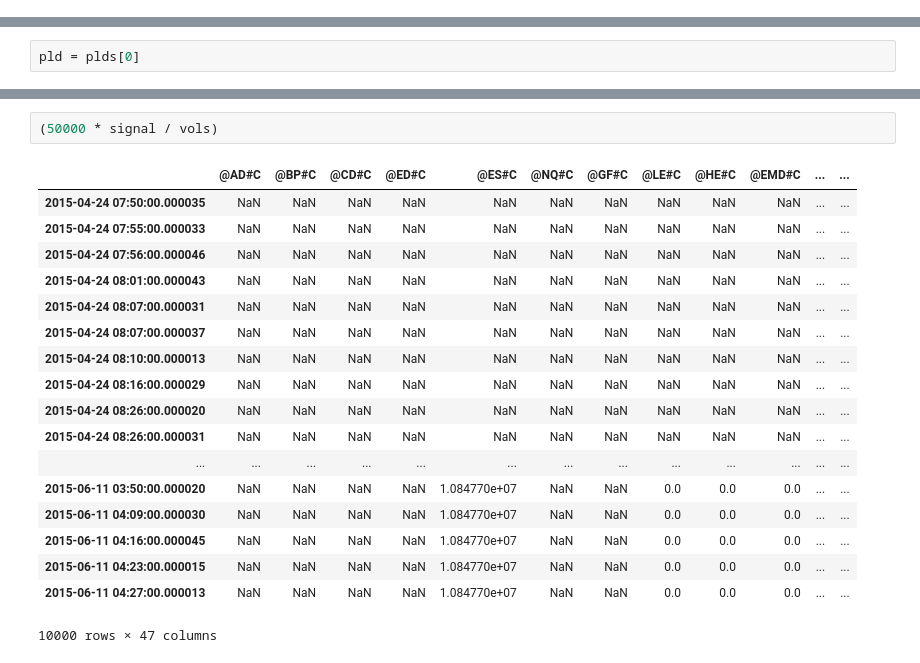
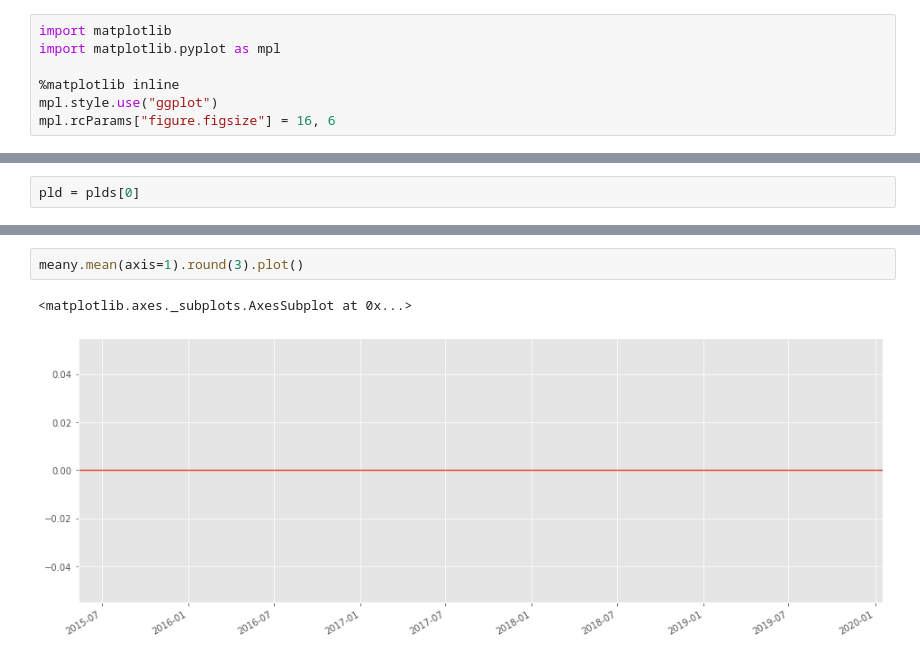
Before and after one commit to doda/fincl, a Jupyter notebook: backend/21_tearsheets.ipynb, the cells around one changed output, grey strips where cells are left out. Saved outputs shown, nothing was run; the diff lists cells and outputs as text.

```diff
--- a/backend/21_tearsheets.ipynb
+++ b/backend/21_tearsheets.ipynb
@@ -216,6 +221,13 @@ def get_config(payload, fn):
             "binarize_params": int(re.findall(r"fixed_horizon_(\d+)", fn)[0]),
         }
     return {}
+# %%
+import matplotlib
+import matplotlib.pyplot as mpl
+
+%matplotlib inline
+mpl.style.use("ggplot")
+mpl.rcParams["figure.figsize"] = 16, 6
 # %%
 
 from mlbt.settings_pers import *
@@ -346,21 +281,5 @@ signal
-# %%
-(50000 * signal / vols)
-# %% [output]
-|  | @AD#C | @BP#C | @CD#C | @ED#C | @ES#C | @NQ#C | @GF#C | @LE#C | @HE#C | @EMD#C | ... | ... |
-| 2015-04-24 07:50:00.000035 | NaN | NaN | NaN | NaN | NaN | NaN | NaN | NaN | NaN | NaN | ... | ... |
-| 2015-04-24 07:55:00.000033 | NaN | NaN | NaN | NaN | NaN | NaN | NaN | NaN | NaN | NaN | ... | ... |
-| 2015-04-24 07:56:00.000046 | NaN | NaN | NaN | NaN | NaN | NaN | NaN | NaN | NaN | NaN | ... | ... |
-| 2015-04-24 08:01:00.000043 | NaN | NaN | NaN | NaN | NaN | NaN | NaN | NaN | NaN | NaN | ... | ... |
-| 2015-04-24 08:07:00.000031 | NaN | NaN | NaN | NaN | NaN | NaN | NaN | NaN | NaN | NaN | ... | ... |
-| 2015-04-24 08:07:00.000037 | NaN | NaN | NaN | NaN | NaN | NaN | NaN | NaN | NaN | NaN | ... | ... |
-| 2015-04-24 08:10:00.000013 | NaN | NaN | NaN | NaN | NaN | NaN | NaN | NaN | NaN | NaN | ... | ... |
-| 2015-04-24 08:16:00.000029 | NaN | NaN | NaN | NaN | NaN | NaN | NaN | NaN | NaN | NaN | ... | ... |
-| 2015-04-24 08:26:00.000020 | NaN | NaN | NaN | NaN | NaN | NaN | NaN | NaN | NaN | NaN | ... | ... |
-| 2015-04-24 08:26:00.000031 | NaN | NaN | NaN | NaN | NaN | NaN | NaN | NaN | NaN | NaN | ... | ... |
-| ... | ... | ... | ... | ... | ... | ... | ... | ... | ... | ... | ... | ... |
-| 2015-06-11 03:50:00.000020 | NaN | NaN | NaN | NaN | 1.084770e+07 | NaN | NaN | 0.0 | 0.0 | 0.0 | ... | ... |
-| 2015-06-11 04:09:00.000030 | NaN | NaN | NaN | NaN | 1.084770e+07 | NaN | NaN | 0.0 | 0.0 | 0.0 | ... | ... |
-| 2015-06-11 04:16:00.000045 | NaN | NaN | NaN | NaN | 1.084770e+07 | NaN | NaN | 0.0 | 0.0 | 0.0 | ... | ... |
-| 2015-06-11 04:23:00.000015 | NaN | NaN | NaN | NaN | 1.084770e+07 | NaN | NaN | 0.0 | 0.0 | 0.0 | ... | ... |
-| 2015-06-11 04:27:00.000013 | NaN | NaN | NaN | NaN | 1.084770e+07 | NaN | NaN | 0.0 | 0.0 | 0.0 | ... | ... |
-10000 rows × 47 columns
+# %%
+meany.mean(axis=1).round(3).plot()
+# %% [output]
+<matplotlib.axes._subplots.AxesSubplot at 0x...>
+[figure, added]
```
Also changed, not shown: parts of 29 cells of this notebook, 37 other files.
